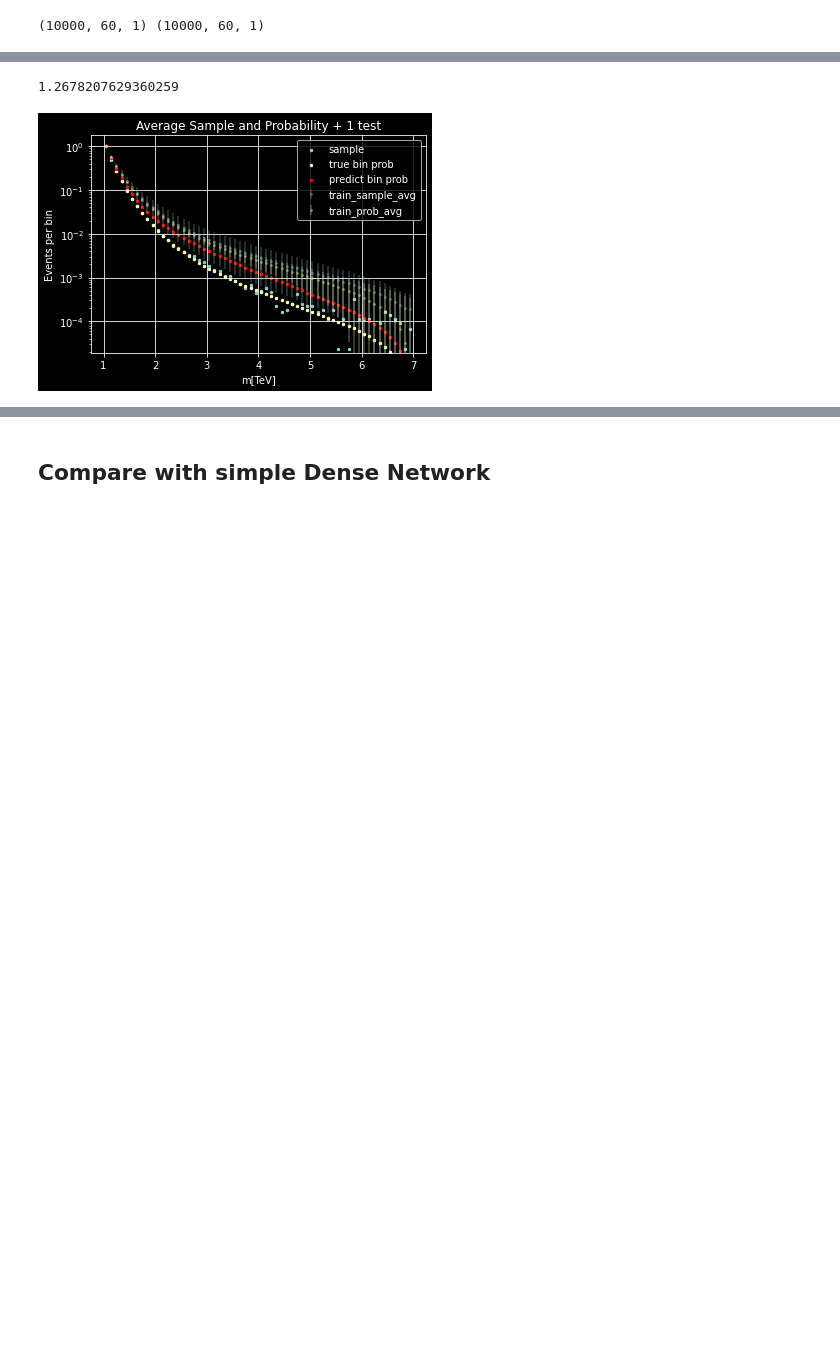
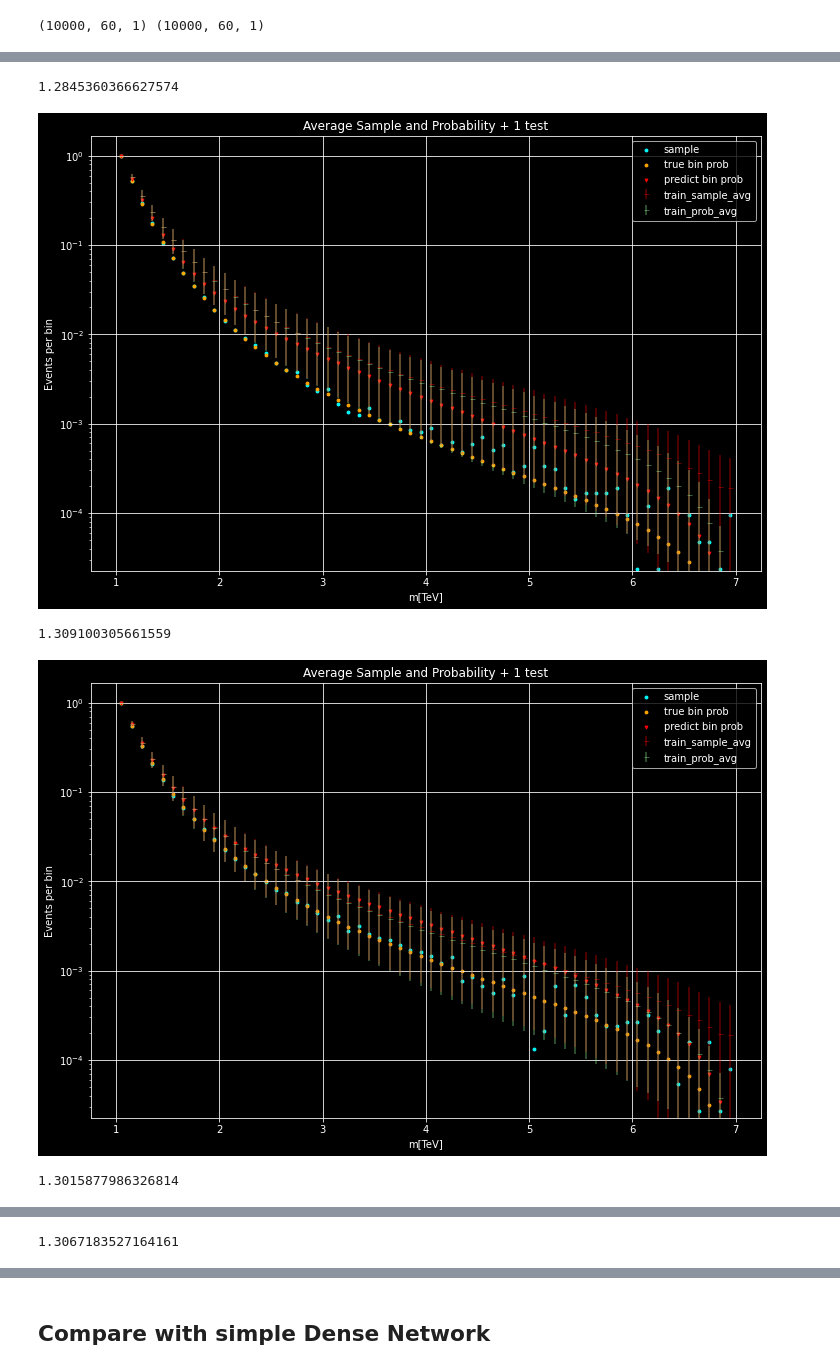
Before and after one commit to TDHTTTT/GCNN, a Jupyter notebook: WIP_bgfit_s2s.ipynb, the cells around one changed output, grey strips where cells are left out. Drawn from its saved outputs; the diff is of its cells as text; code cells hidden in the pictures; blank space fills up the shorter version.

Commit message:
larger avg plot; correct DNN comparison

```diff
--- a/WIP_bgfit_s2s.ipynb
+++ b/WIP_bgfit_s2s.ipynb
@@ -89,7 +89,7 @@ else:
     X = np.array(hf.get("sample"))
     Y = np.array(hf.get("bin prob"))
 
-    bins = np.linspace(1,7,nbins+1)
+    bins = np.linspace(1,7,NBINS+1)
     binsc = 0.5*(bins[1:] + bins[:-1])
 
 print(X.shape, Y.shape)
@@ -112,8 +112,8 @@ def plot1(X, Y):
     plt.ylim((10**-4,10**0))
     plt.xlabel("m[TeV]")
     plt.ylabel("Events per bin")
-    plt.scatter(binsc,X, s=6, label="sample")
-    plt.scatter(binsc,prob2event(Y), s=6, label="bin prob")
+    plt.scatter(binsc,X, s=6, label="sample", c="cyan")
+    plt.scatter(binsc,prob2event(Y), s=6, label="bin prob", c="orange")
     plt.legend()
     plt.show()
 # %%
@@ -203,7 +189,10 @@ INFO:tensorflow:Assets written to: s2s/assets
 # %%
 # Define sampling models
 # Restore the model and construct the encoder and decoder.
-model = keras.models.load_model("s2s")
+if TRAIN:
+    model = keras.models.load_model("s2s")
+else:
+    model = keras.models.load_model("s2s_256_stable")
 
 encoder_inputs = model.input[0]  # input_1
 encoder_outputs, state_h_enc, state_c_enc = model.layers[2].output  # lstm_1
@@ -272,8 +259,8 @@ def test1(lowp, highp, ne=NE, plot=True):
         plt.grid()
         plt.ylim((10**-4,10**0))
         plt.yscale("log")
-        plt.scatter(binsc,X_test, s=6, label="sample")
-        plt.scatter(binsc, prob2event(Y_test), s=6, label="true bin prob")
+        plt.scatter(binsc,X_test, s=6, label="sample",c="cyan")
+        plt.scatter(binsc, prob2event(Y_test), s=6, label="true bin prob", c="orange")
         plt.scatter(binsc, prob2event(Y_hat), s=6, label="predict bin prob", c="red")
         plt.xlabel("m[TeV]")
         plt.ylabel("Events per bin")
@@ -338,28 +325,32 @@ plt.show()
-# %%
-X_test, Y_test, Y_hat = test1(1.2, 1.8, plot=False)
-# %% [output]
-1.2678207629360259
 # %%
 pX = X.reshape(X.shape[0], X.shape[1])
 pY = Y.reshape(Y.shape[0], Y.shape[1])
 
 X_avg = np.average(pX, axis=0)
 X_var = np.std(pX, axis=0)
 
-Y_avg = np.average(pY, axis=0)
-Y_var = np.std(pY, axis=0)
+Y_avg = np.average(peY, axis=0)
+Y_var = np.std(peY, axis=0)
 
-plt.yscale("log")
-plt.errorbar(binsc, X_avg, yerr=X_var, fmt='o',markersize=2, label="train_sample_avg",alpha=0.3)
-plt.errorbar(binsc, prob2event(Y_avg), yerr=Y_var, fmt='o',markersize=2, label="train_prob_avg",alpha=0.3)
-plt.scatter(binsc,X_test, s=6, label="sample")
-plt.scatter(binsc, prob2event(Y_test), s=6, label="true bin prob")
-plt.scatter(binsc, prob2event(Y_hat), s=6, label="predict bin prob", c="red")
-plt.grid()
-plt.xlabel("m[TeV]")
-plt.ylabel("Events per bin")
-plt.title("Average Sample and Probability + 1 test")
-plt.legend()
-plt.show()
+
+for i in range(5):
+    X_test, Y_test, Y_hat = test1(1.2, 1.8, plot=False)
+    plt.figure(figsize=(12,8))
+    plt.yscale("log")
+    plt.errorbar(binsc, X_avg, yerr=X_var, fmt='_',markersize=5, label="train_sample_avg",alpha=0.4,color="red")
+    plt.errorbar(binsc, Y_avg, yerr=Y_var, fmt='_',markersize=5, label="train_prob_avg",alpha=0.4, color="palegreen")
+    plt.scatter(binsc,X_test, s=8, label="sample", color="cyan")
+    plt.scatter(binsc, prob2event(Y_test), s=8, label="true bin prob", c="orange")
+    plt.scatter(binsc, prob2event(Y_hat), s=8, label="predict bin prob", marker='v',c="red")
+    plt.grid()
+    plt.xlabel("m[TeV]")
+    plt.ylabel("Events per bin")
+    plt.title("Average Sample and Probability + 1 test")
+    plt.legend()
+    plt.show()
 # %% [output]
+1.2845360366627574
-[figure, old version]
+[figure, new version]
+1.309100305661559
+[figure, added]
+1.3015877986326814
@@ -365,0 +358 @@ plt.show()
+1.3067183527164161
```
Also changed, not shown: parts of 16 cells of this notebook.
